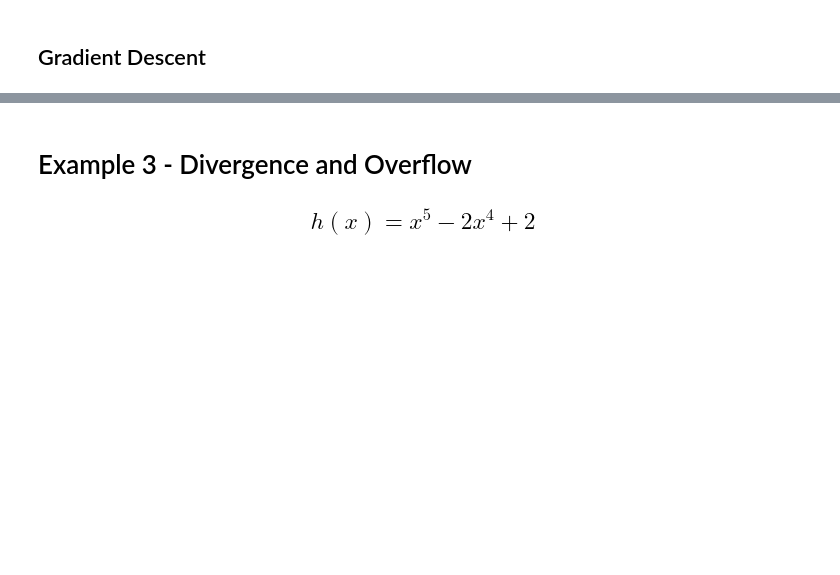
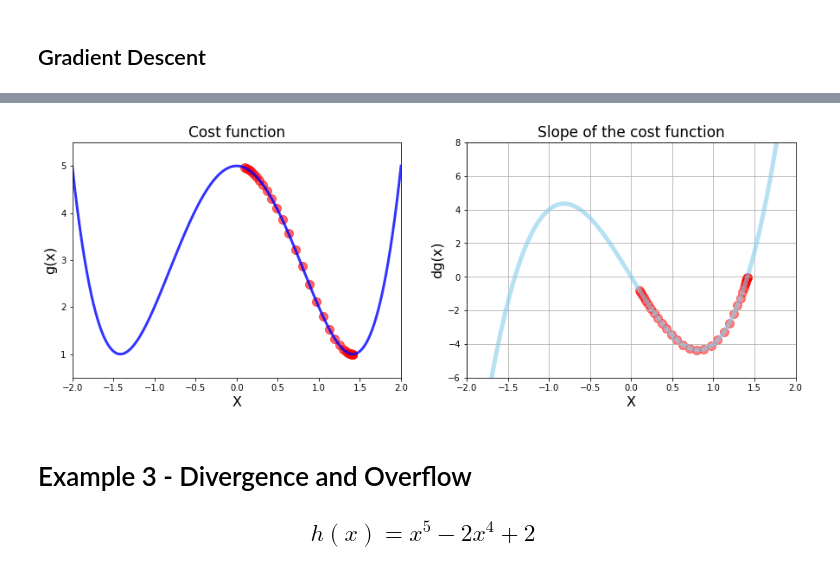
Before and after one commit to shriramrahul7/fmml2021, a Jupyter notebook: FMML_Module_4_Project.ipynb, the cells around one changed output, grey strips where cells are left out. Saved outputs shown, nothing was run; the diff lists cells and outputs as text; code cells hidden in the pictures; blank space fills up the shorter version.

```diff
--- a/FMML_Module_4_Project.ipynb
+++ b/FMML_Module_4_Project.ipynb
@@ -106,15 +106,14 @@ slope_list = [df(new_x)]
 
 for n in range(500):
     previous_x = new_x
-    gradient = ## [REQUIRED]
-    new_x = ## [REQUIRED]
+    gradient = df(new_x)
+    new_x = previous_x - gradient * step_multiplier
 
     step_size = abs(new_x - previous_x)
     # print(step_size)
 
     x_list.append(new_x)
-    slope_list.append(## [REQUIRED])
-
+    slope_list.append(gradient)
     if step_size < precision:
         print('Loop ran this many times:', n)
         break
@@ -229,38 +275,40 @@ print('Number of steps:', len(list_x))
 # %%
 # Calling gradient descent function
-local_min, list_x, deriv_list = gradient_descent(derivative_func=dg, initial_guess= 0)
+local_min, list_x, deriv_list = gradient_descent(derivative_func=dg, initial_guess= 0.1)
 
 # Plot function and derivative and scatter plot side by side
 
 plt.figure(figsize=[15, 5])
 
 # 1 Chart: Cost function
 plt.subplot(1, 2, 1)
 
 plt.xlim(-2, 2)
 plt.ylim(0.5, 5.5)
 
 plt.title('Cost function', fontsize=17)
 plt.xlabel('X', fontsize=16)
 plt.ylabel('g(x)', fontsize=16)
 
 plt.plot(x_2, g(x_2), color='blue', linewidth=3, alpha=0.8)
 plt.scatter(list_x, g(np.array(list_x)), color='red', s=100, alpha=0.6)
 
 # 2 Chart: Derivative
 plt.subplot(1, 2, 2)
 
 plt.title('Slope of the cost function', fontsize=17)
 plt.xlabel('X', fontsize=16)
 plt.ylabel('dg(x)', fontsize=16)
 plt.grid()
 plt.xlim(-2, 2)
 plt.ylim(-6, 8)
 
 plt.plot(x_2, dg(x_2), color='skyblue', linewidth=5, alpha=0.6)
 plt.scatter(list_x, deriv_list, color='red', s=100, alpha=0.5)
 
 plt.show()
+# %% [output]
+[figure, added]
 # %% [markdown]
 # Example 3 - Divergence and Overflow
 
```
Also changed, not shown: parts of 29 cells of this notebook.
